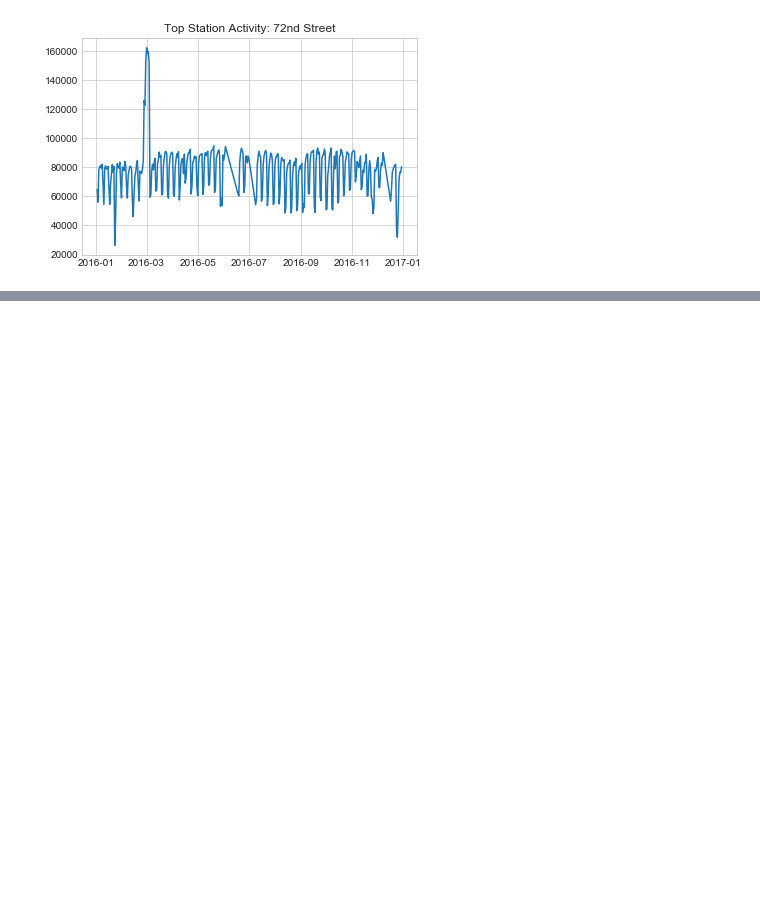
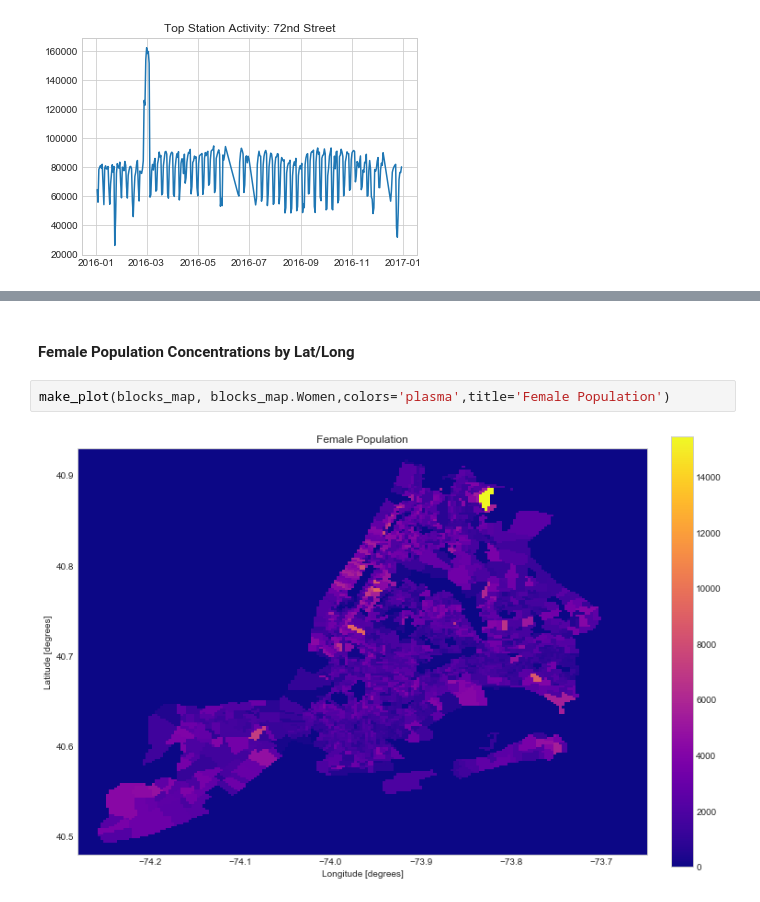
Before and after one commit to cipher813/McMahon_Metis, a Jupyter notebook: Project_1/P1_MTA-11.ipynb, the cells around one changed output, grey strips where cells are left out. Saved outputs shown, nothing was run; the diff lists cells and outputs as text; blank space fills up the shorter version.

```diff
--- a/Project_1/P1_MTA-11.ipynb
+++ b/Project_1/P1_MTA-11.ipynb
@@ -219,0 +327,6 @@ plt.show()
+# %% [markdown]
+#### Female Population Concentrations by Lat/Long
+# %%
+make_plot(blocks_map, blocks_map.Women,colors='plasma',title='Female Population')
+# %% [output]
+[figure, added]
```
Also changed, not shown: parts of 35 cells of this notebook.
